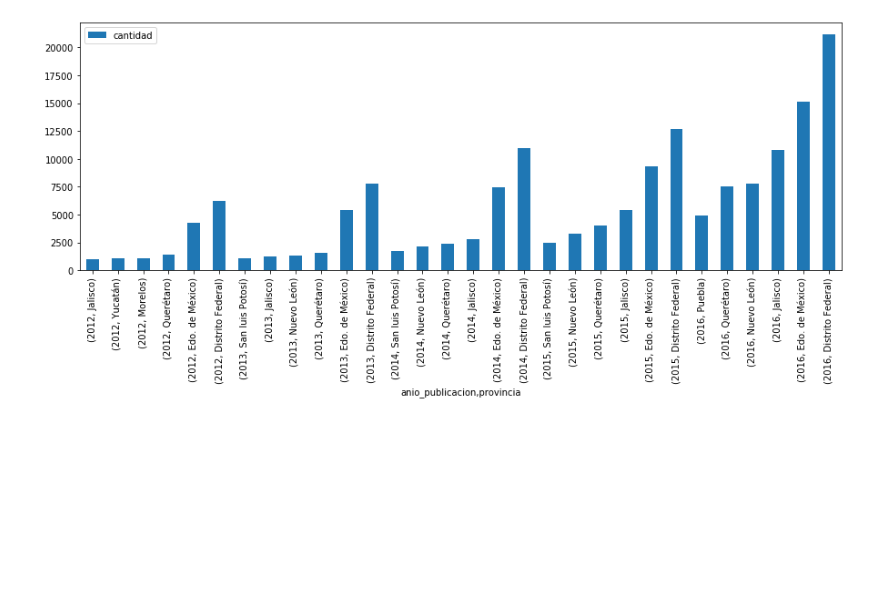
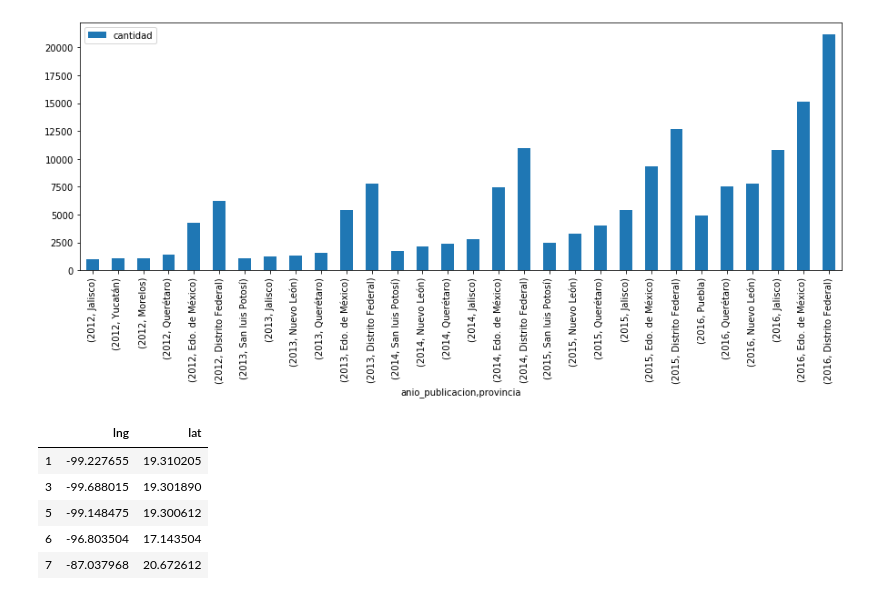
Before and after one commit to lautarofritz/TP1-Orga-de-Datos, a Jupyter notebook: TP1 Orga de Datos.ipynb, the cells around one changed output. Drawn from its saved outputs; the diff is of its cells as text; code cells hidden in the pictures; blank space fills up the shorter version.

```diff
--- a/TP1 Orga de Datos.ipynb
+++ b/TP1 Orga de Datos.ipynb
@@ -374,0 +381,9 @@ df_ranking_provincias.plot(kind='bar',  figsize=(15,5),y='cantidad');
+# %%
+df_mapa[{'lat','lng'}].head()
+# %% [output]
+|  | lng | lat |
+| 1 | -99.227655 | 19.310205 |
+| 3 | -99.688015 | 19.301890 |
+| 5 | -99.148475 | 19.300612 |
+| 6 | -96.803504 | 17.143504 |
+| 7 | -87.037968 | 20.672612 |
```
Also changed, not shown: parts of 4 cells of this notebook.
